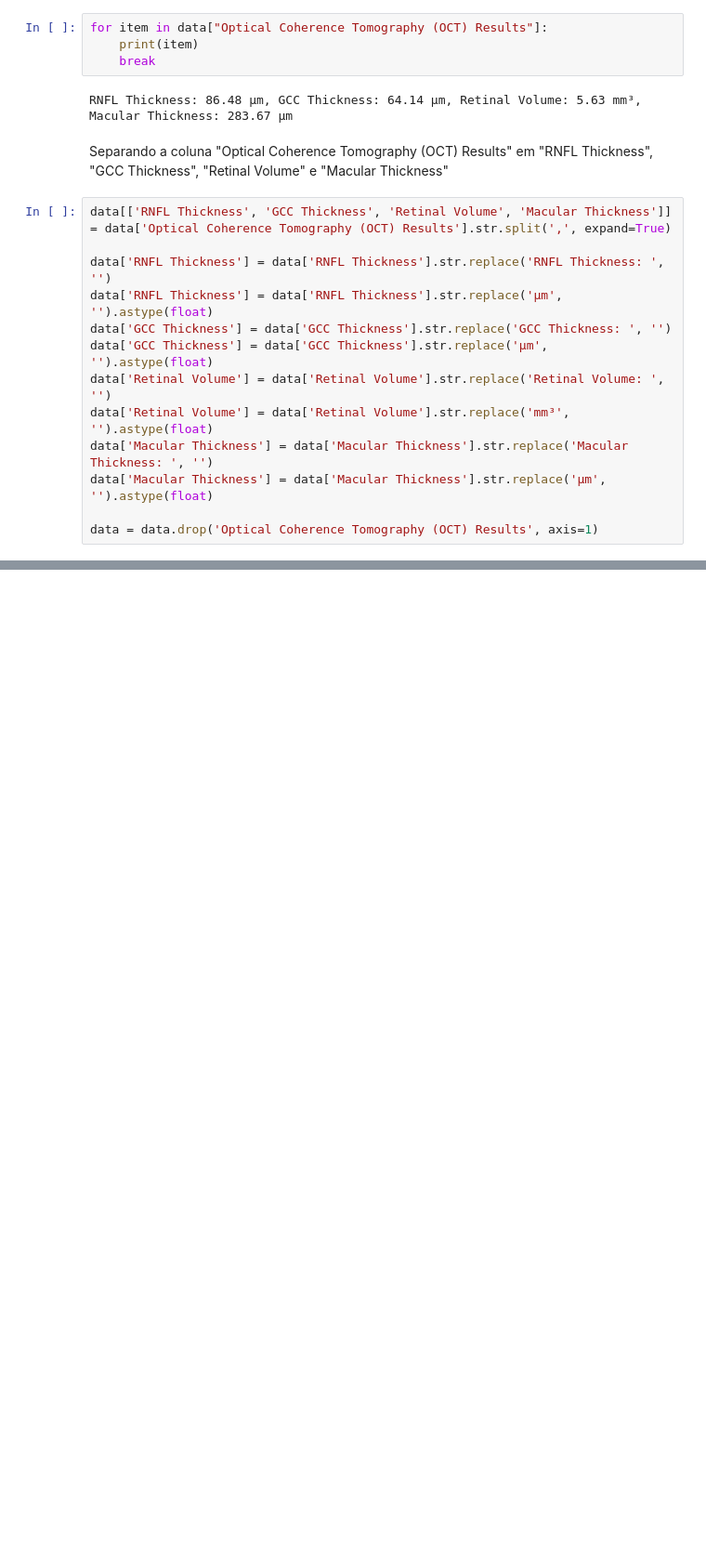
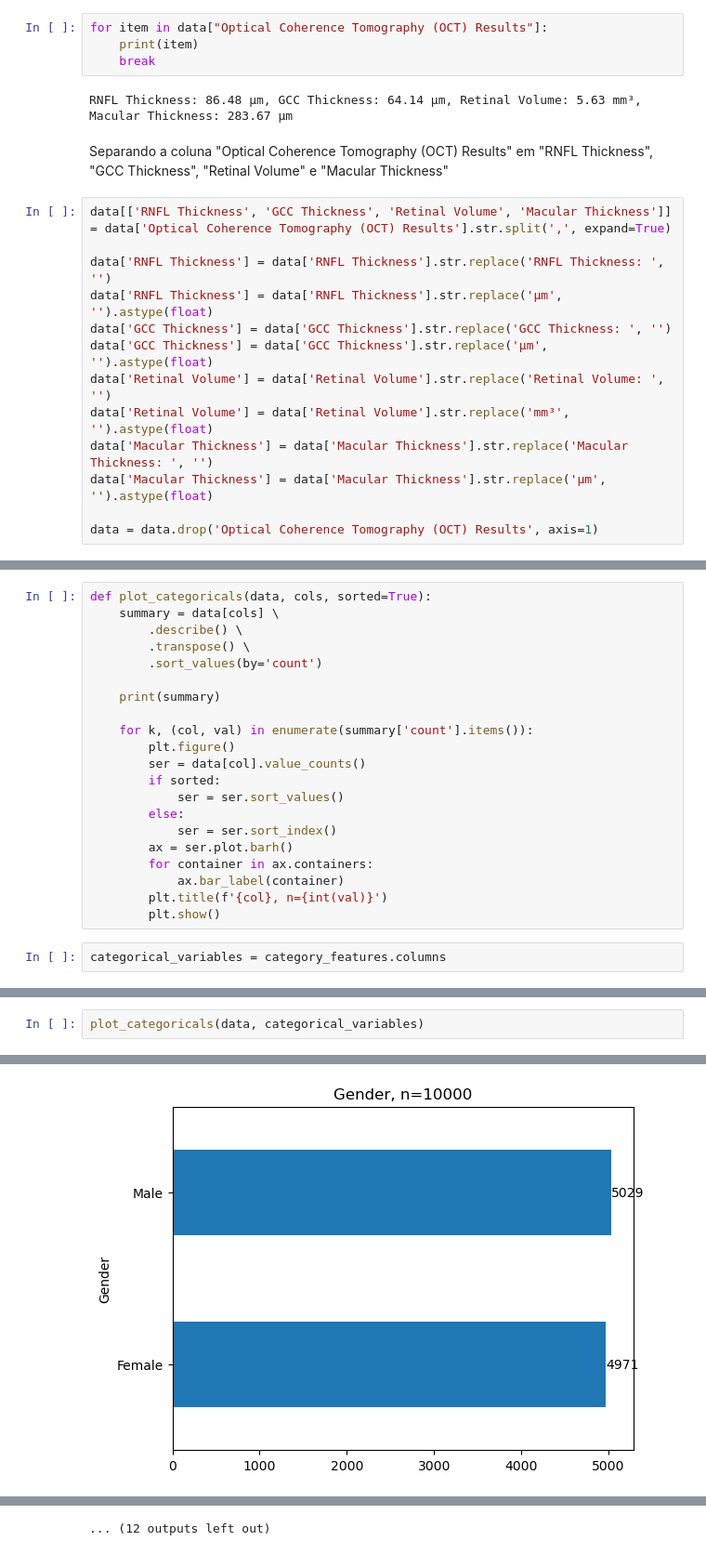
Before and after one commit to marlonsp/Projeto2_MachineLearning_23.2, a Jupyter notebook: notebooks/Projeto.ipynb, the cells around one changed output, grey strips where cells are left out. Shown at 93% size. Cells and saved outputs as stored; diff of their text form; blank space fills up the shorter version.

```diff
--- a/notebooks/Projeto.ipynb
+++ b/notebooks/Projeto.ipynb
@@ -208,0 +285,23 @@ data.head()
+# %%
+def plot_categoricals(data, cols, sorted=True):
+    summary = data[cols] \
+        .describe() \
+        .transpose() \
+        .sort_values(by='count')
+
+    print(summary)
+
+    for k, (col, val) in enumerate(summary['count'].items()):
+        plt.figure()
+        ser = data[col].value_counts()
+        if sorted:
+            ser = ser.sort_values()
+        else:
+            ser = ser.sort_index()
+        ax = ser.plot.barh()
+        for container in ax.containers:
+            ax.bar_label(container)
+        plt.title(f'{col}, n={int(val)}')
+        plt.show()
+# %%
+categorical_variables = category_features.columns
@@ -208,0 +324,3 @@ data.head()
+# %%
+plot_categoricals(data, categorical_variables)
+# %% [output]
@@ -208,0 +344 @@ data.head()
+[figure, added]
@@ -208,0 +355 @@ data.head()
+... (12 outputs left out)
```
Also changed, not shown: parts of 12 cells of this notebook.
